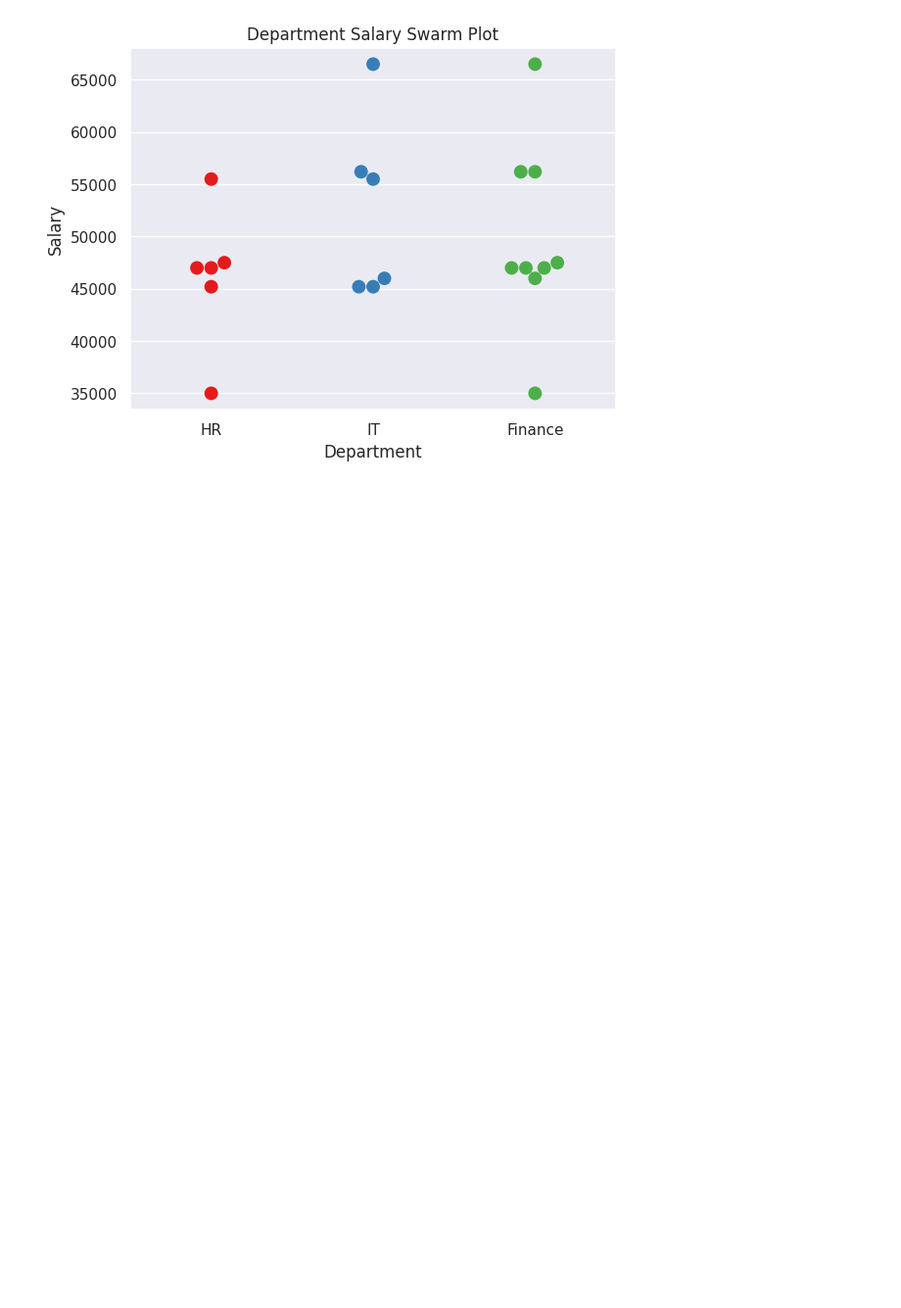
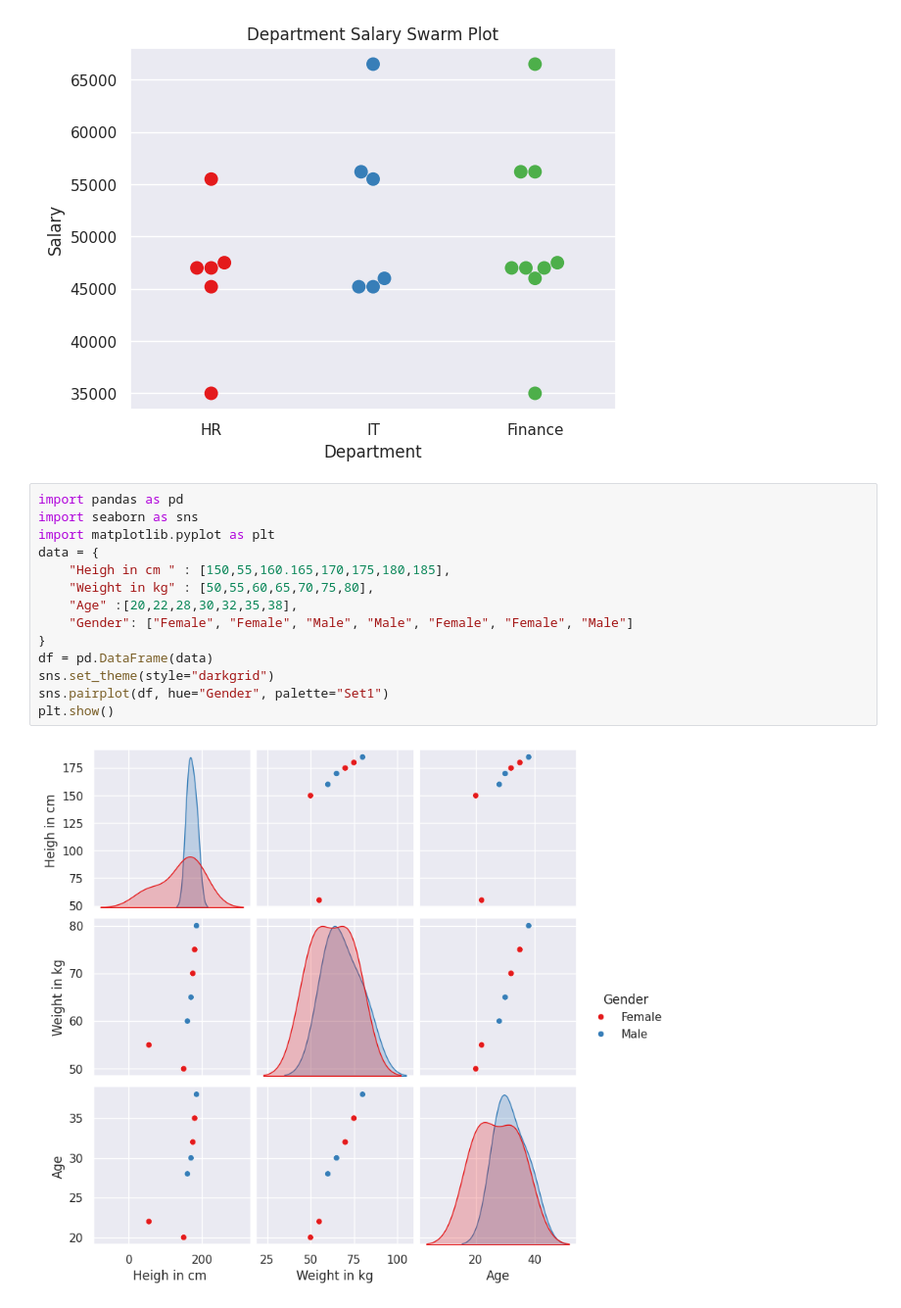
Before and after one commit to sarthak12822/Data-Science, a Jupyter notebook: Seaborn.ipynb, the cells around one changed output. Shown at 98% size. Cells and saved outputs as stored; diff of their text form; blank space fills up the shorter version.

```diff
--- a/Seaborn.ipynb
+++ b/Seaborn.ipynb
@@ -196,3 +196,19 @@ plt.ylabel("Salary")
 plt.show()
 # %% [output]
 [figure]
+# %%
+import pandas as pd
+import seaborn as sns
+import matplotlib.pyplot as plt
+data = {
+    "Heigh in cm " : [150,55,160.165,170,175,180,185],
+    "Weight in kg" : [50,55,60,65,70,75,80],
+    "Age" :[20,22,28,30,32,35,38],
+    "Gender": ["Female", "Female", "Male", "Male", "Female", "Female", "Male"]
+}
+df = pd.DataFrame(data)
+sns.set_theme(style="darkgrid")
+sns.pairplot(df, hue="Gender", palette="Set1")
+plt.show()
+# %% [output]
+[figure, added]
```
Also changed, not shown: parts of 3 cells of this notebook.
